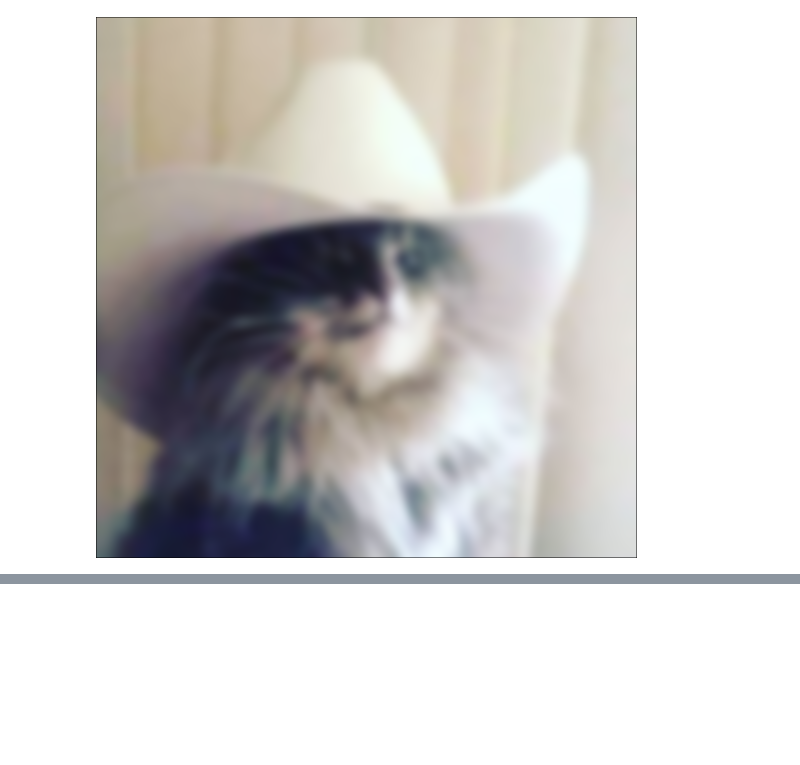
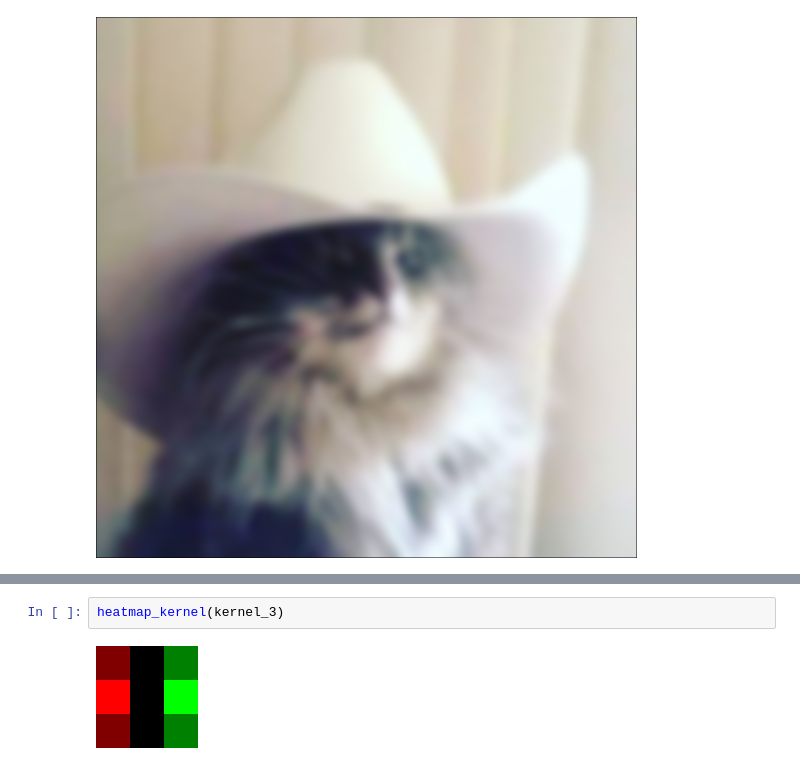
Before and after one commit to arturqg11/Codigos-em-Julia, a Jupyter notebook: Processamento de imagens.ipynb, the cells around one changed output, grey strips where cells are left out. Cells and saved outputs as stored; diff of their text form; blank space fills up the shorter version.

```diff
--- a/Processamento de imagens.ipynb
+++ b/Processamento de imagens.ipynb
@@ -60,0 +81,4 @@ SyntaxError: invalid syntax. Perhaps you forgot a comma? (801302980.py, line 2)
+# %%
+heatmap_kernel(kernel_3)
+# %% [output]
+[figure, added]
```
Also changed, not shown: parts of 6 cells of this notebook.
